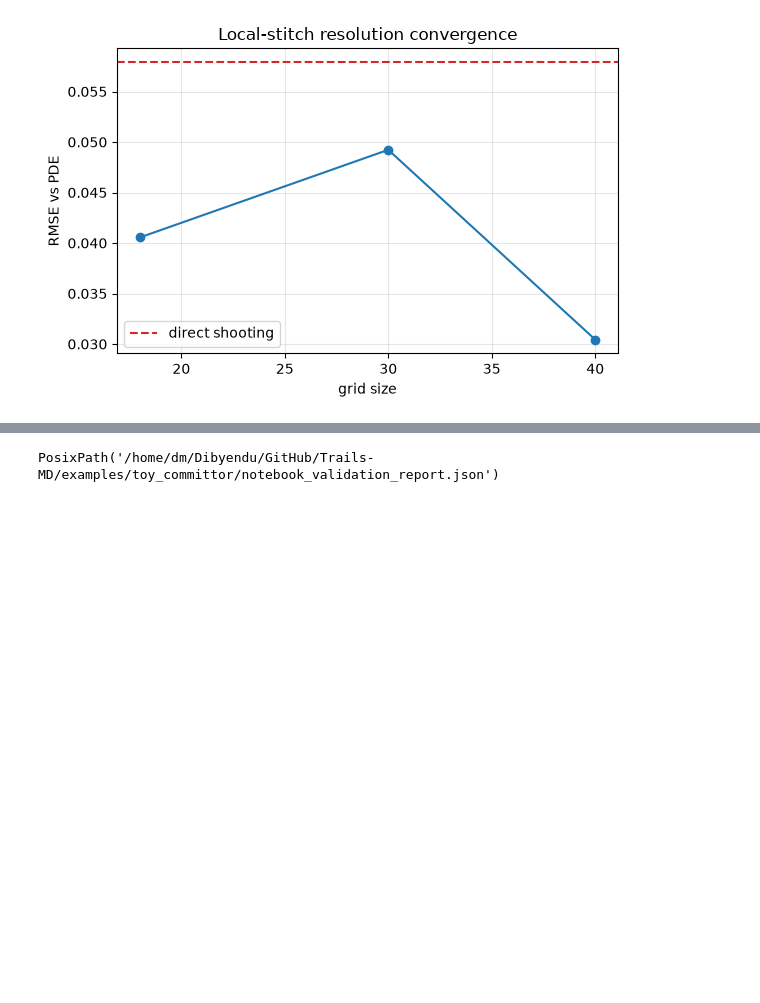
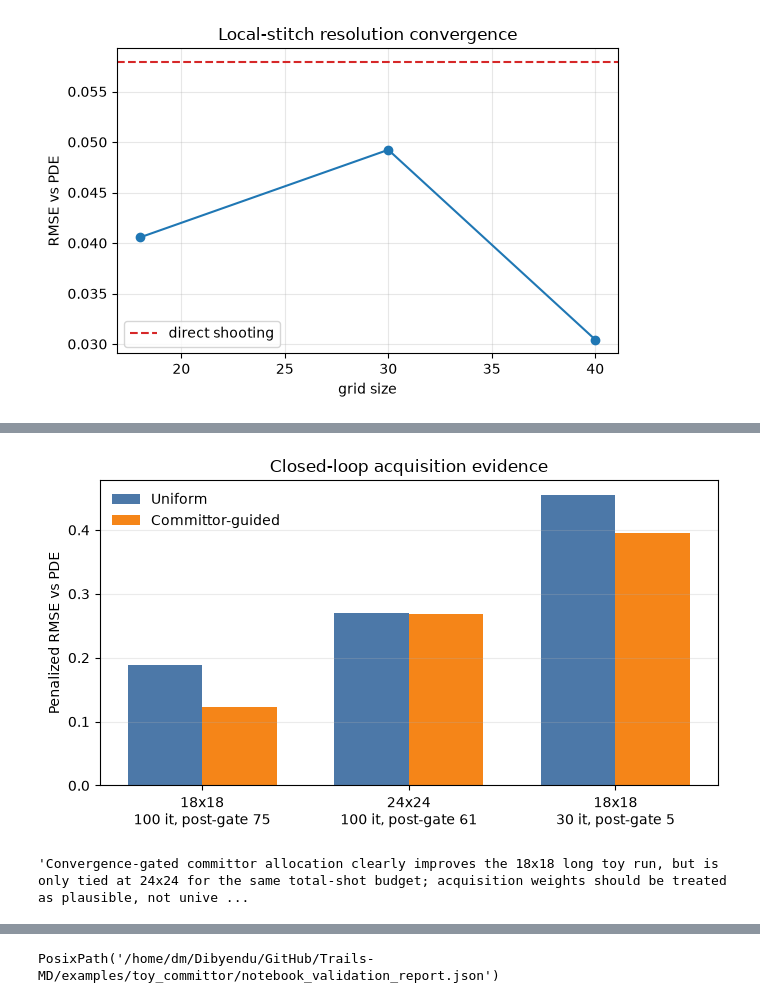
Before and after one commit to dmighty007/Trails-MD, a Jupyter notebook: examples/toy_committor/muller_brown_committor.ipynb, the cells around one changed output, grey strips where cells are left out. Saved outputs shown, nothing was run; the diff lists cells and outputs as text; code cells hidden in the pictures; blank space fills up the shorter version.

```diff
--- a/examples/toy_committor/muller_brown_committor.ipynb
+++ b/examples/toy_committor/muller_brown_committor.ipynb
@@ -284,0 +343,34 @@ fig.tight_layout()
+# %%
+current_reports = [
+    report for report in closed_loop_reports
+    if report.get("status") == "current"
+]
+
+if current_reports:
+    x = np.arange(len(current_reports))
+    labels = [
+        f"{report.get('grid_size')}x{report.get('grid_size')}\n"
+        f"{report.get('iterations')} it, post-gate {report.get('post_gate_iterations')}"
+        for report in current_reports
+    ]
+    uniform = np.array([report["uniform_rmse_penalized"] for report in current_reports], dtype=float)
+    adaptive = np.array([report["adaptive_rmse_penalized"] for report in current_reports], dtype=float)
+
+    fig, ax = plt.subplots(figsize=(7, 4))
+    width = 0.36
+    ax.bar(x - width / 2, uniform, width, label="Uniform", color="#4c78a8")
+    ax.bar(x + width / 2, adaptive, width, label="Committor-guided", color="#f58518")
+    ax.set_xticks(x)
+    ax.set_xticklabels(labels)
+    ax.set_ylabel("Penalized RMSE vs PDE")
+    ax.set_title("Closed-loop acquisition evidence")
+    ax.legend(frameon=False)
+    ax.grid(axis="y", alpha=0.25)
+    fig.tight_layout()
+    fig.savefig(OUTPUT_DIR / "committor_guided_adaptive_evidence.png", dpi=200)
+    plt.show()
+
+closed_loop_evidence.get("current_conclusion")
+# %% [output]
+[figure, added]
+'Convergence-gated committor allocation clearly improves the 18x18 long toy run, but is only tied at 24x24 for the same total-shot budget; acquisition weights should be treated as plausible, not unive ...
```
Also changed, not shown: parts of 10 cells of this notebook, 18 other files.
